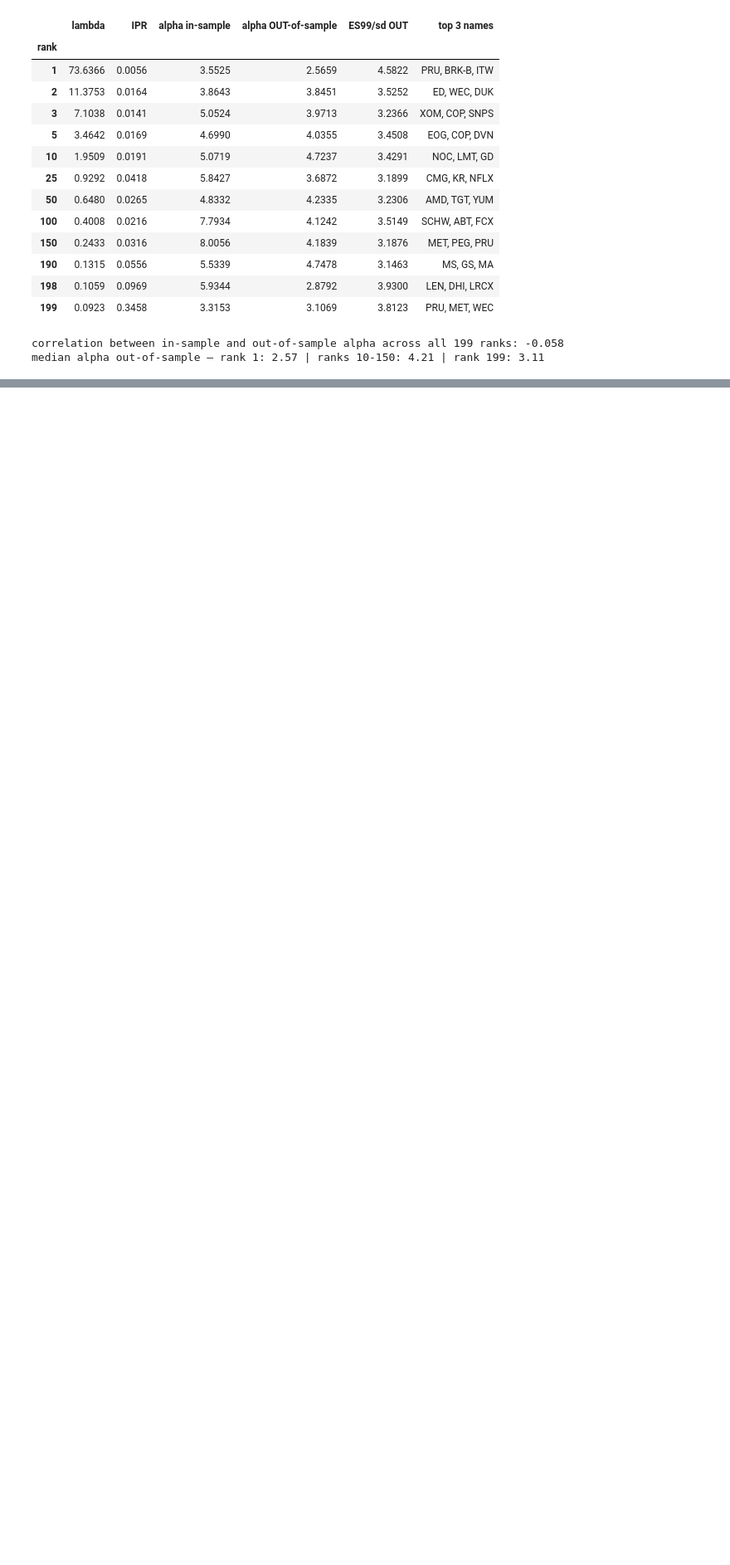
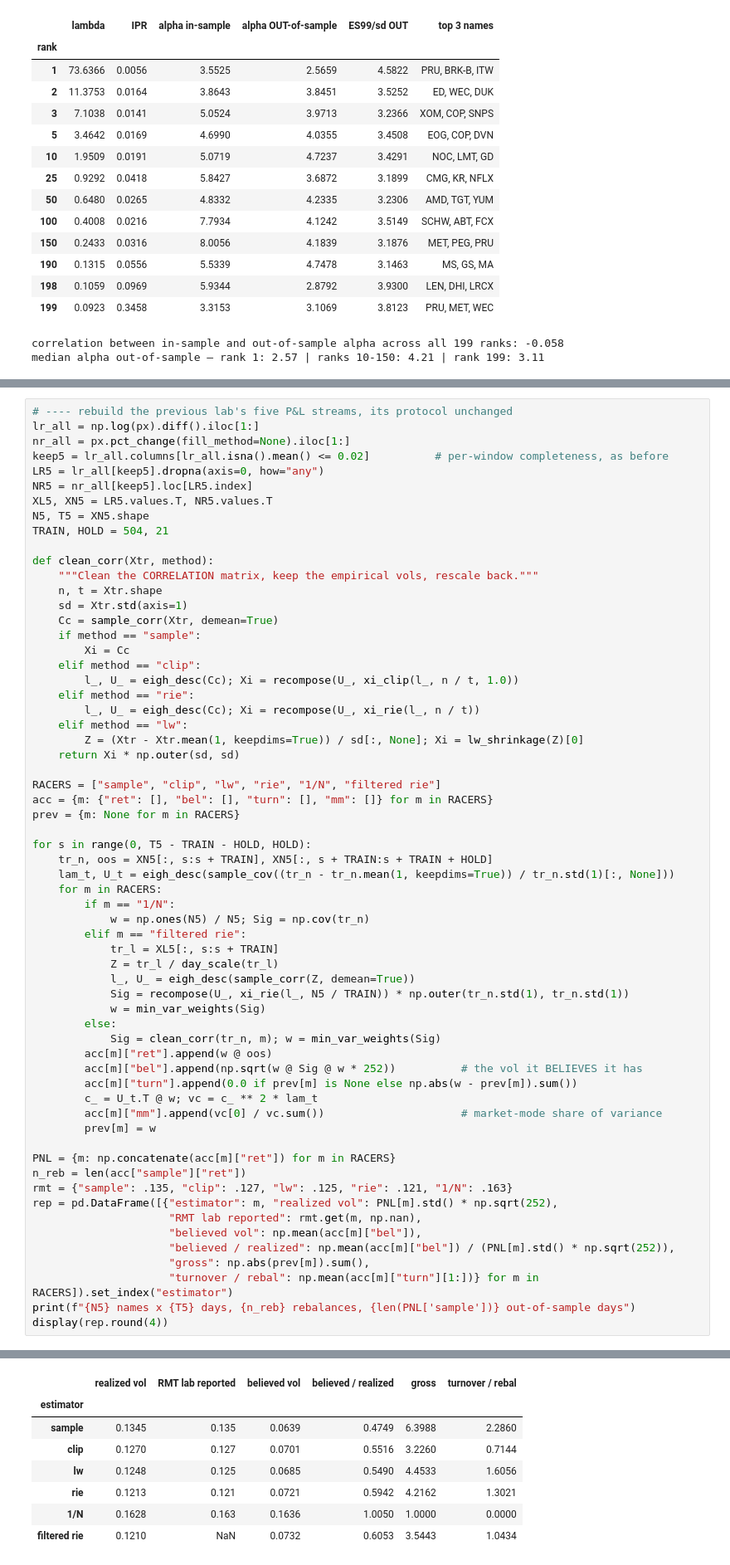
Before and after one commit to MarcoGaloppo/EVT-FatTails-PreAsymptotics, a Jupyter notebook: narrative_evt_market_data.ipynb, the cells around one changed output, grey strips where cells are left out. Shown at 83% size. Saved outputs shown, nothing was run; the diff lists cells and outputs as text; blank space fills up the shorter version.

```diff
--- a/narrative_evt_market_data.ipynb
+++ b/narrative_evt_market_data.ipynb
@@ -1745,0 +1765,63 @@ What do we get then? What can we infer?
+# %%
+# ---- rebuild the previous lab's five P&L streams, its protocol unchanged
+lr_all = np.log(px).diff().iloc[1:]
+nr_all = px.pct_change(fill_method=None).iloc[1:]
+keep5 = lr_all.columns[lr_all.isna().mean() <= 0.02]          # per-window completeness, as before
+LR5 = lr_all[keep5].dropna(axis=0, how="any")
+NR5 = nr_all[keep5].loc[LR5.index]
+XL5, XN5 = LR5.values.T, NR5.values.T
+N5, T5 = XN5.shape
+TRAIN, HOLD = 504, 21
+
+def clean_corr(Xtr, method):
+    """Clean the CORRELATION matrix, keep the empirical vols, rescale back."""
+    n, t = Xtr.shape
+    sd = Xtr.std(axis=1)
+    Cc = sample_corr(Xtr, demean=True)
+    if method == "sample":
+        Xi = Cc
+    elif method == "clip":
+        l_, U_ = eigh_desc(Cc); Xi = recompose(U_, xi_clip(l_, n / t, 1.0))
+    elif method == "rie":
+        l_, U_ = eigh_desc(Cc); Xi = recompose(U_, xi_rie(l_, n / t))
+    elif method == "lw":
+        Z = (Xtr - Xtr.mean(1, keepdims=True)) / sd[:, None]; Xi = lw_shrinkage(Z)[0]
+    return Xi * np.outer(sd, sd)
+
+RACERS = ["sample", "clip", "lw", "rie", "1/N", "filtered rie"]
+acc = {m: {"ret": [], "bel": [], "turn": [], "mm": []} for m in RACERS}
+prev = {m: None for m in RACERS}
+
+for s in range(0, T5 - TRAIN - HOLD, HOLD):
+    tr_n, oos = XN5[:, s:s + TRAIN], XN5[:, s + TRAIN:s + TRAIN + HOLD]
+    lam_t, U_t = eigh_desc(sample_cov((tr_n - tr_n.mean(1, keepdims=True)) / tr_n.std(1)[:, None]))
+    for m in RACERS:
+        if m == "1/N":
+            w = np.ones(N5) / N5; Sig = np.cov(tr_n)
+        elif m == "filtered rie":
+            tr_l = XL5[:, s:s + TRAIN]
+            Z = tr_l / day_scale(tr_l)
+            l_, U_ = eigh_desc(sample_corr(Z, demean=True))
+            Sig = recompose(U_, xi_rie(l_, N5 / TRAIN)) * np.outer(tr_n.std(1), tr_n.std(1))
+            w = min_var_weights(Sig)
+        else:
+            Sig = clean_corr(tr_n, m); w = min_var_weights(Sig)
+        acc[m]["ret"].append(w @ oos)
+        acc[m]["bel"].append(np.sqrt(w @ Sig @ w * 252))          # the vol it BELIEVES it has
+        acc[m]["turn"].append(0.0 if prev[m] is None else np.abs(w - prev[m]).sum())
+        c_ = U_t.T @ w; vc = c_ ** 2 * lam_t
+        acc[m]["mm"].append(vc[0] / vc.sum())                     # market-mode share of variance
+        prev[m] = w
+
+PNL = {m: np.concatenate(acc[m]["ret"]) for m in RACERS}
+n_reb = len(acc["sample"]["ret"])
+rmt = {"sample": .135, "clip": .127, "lw": .125, "rie": .121, "1/N": .163}
+rep = pd.DataFrame([{"estimator": m, "realized vol": PNL[m].std() * np.sqrt(252),
+                     "RMT lab reported": rmt.get(m, np.nan),
+                     "believed vol": np.mean(acc[m]["bel"]),
+                     "believed / realized": np.mean(acc[m]["bel"]) / (PNL[m].std() * np.sqrt(252)),
+                     "gross": np.abs(prev[m]).sum(),
+                     "turnover / rebal": np.mean(acc[m]["turn"][1:])} for m in RACERS]).set_index("estimator")
+print(f"{N5} names x {T5} days, {n_reb} rebalances, {len(PNL['sample'])} out-of-sample days")
+display(rep.round(4))
+# %% [output]
@@ -1745,0 +1829,8 @@ What do we get then? What can we infer?
+|  | realized vol | RMT lab reported | believed vol | believed / realized | gross | turnover / rebal |
+| estimator |  |  |  |  |  |  |
+| sample | 0.1345 | 0.135 | 0.0639 | 0.4749 | 6.3988 | 2.2860 |
+| clip | 0.1270 | 0.127 | 0.0701 | 0.5516 | 3.2260 | 0.7144 |
+| lw | 0.1248 | 0.125 | 0.0685 | 0.5490 | 4.4533 | 1.6056 |
+| rie | 0.1213 | 0.121 | 0.0721 | 0.5942 | 4.2162 | 1.3021 |
+| 1/N | 0.1628 | 0.163 | 0.1636 | 1.0050 | 1.0000 | 0.0000 |
+| filtered rie | 0.1210 | NaN | 0.0732 | 0.6053 | 3.5443 | 1.0434 |
```
Also changed, not shown: parts of 13 cells of this notebook.
